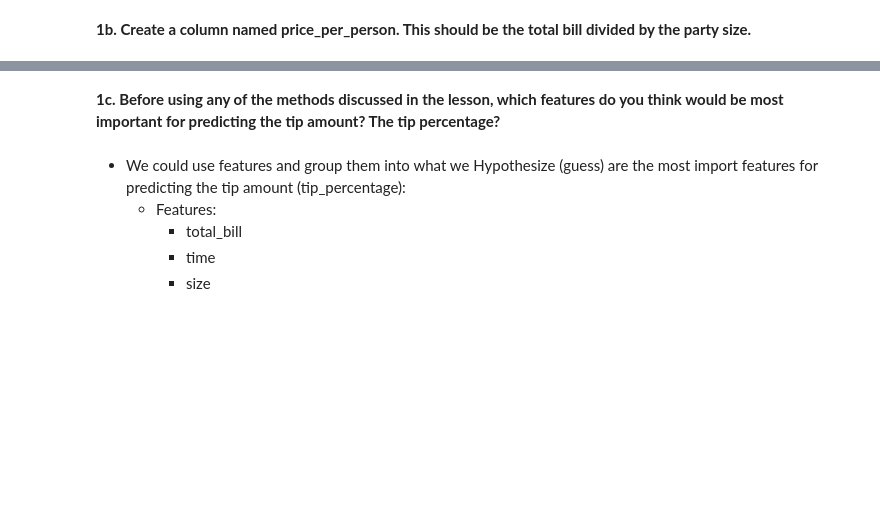
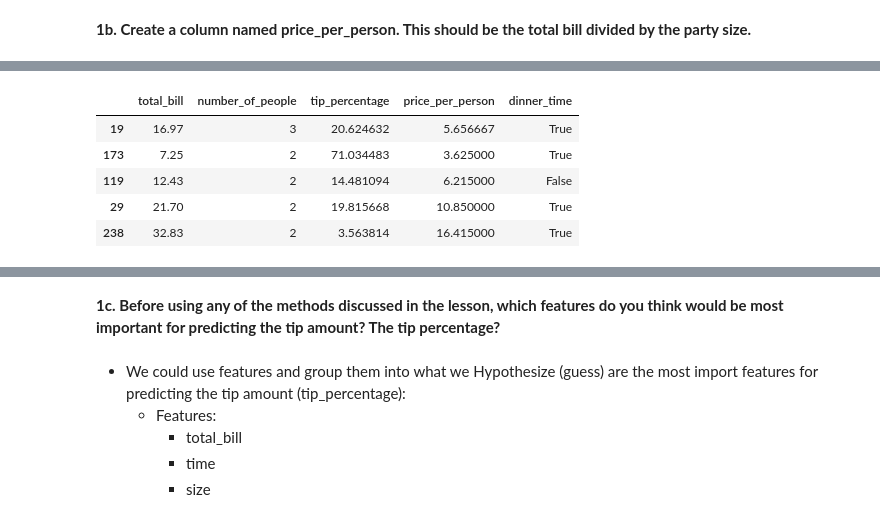
Before and after one commit to katherinesalazar/regression-exercises, a Jupyter notebook: feature_engineering.ipynb, the cells around one changed output, grey strips where cells are left out. Drawn from its saved outputs; the diff is of its cells as text; code cells hidden in the pictures; blank space fills up the shorter version.

Commit message:
completed feature_engineering exercises

```diff
--- a/feature_engineering.ipynb
+++ b/feature_engineering.ipynb
@@ -140,2 +162,30 @@ Data columns (total 9 columns):
 dtypes: float64(4), int64(1), object(4)
 memory usage: 19.1+ KB
+# %%
+# For this specific exercise, we're only focusing on the numeric features
+df["dinner_time"] = df.time == "Dinner"
+df = df[["total_bill", "tip", "number_of_people", "tip_percentage", "price_per_person", "dinner_time"]]
+# %%
+# Split the data
+train, validate, test = split(df)
+# %%
+# X and y splits
+target = "tip"
+
+X_train = train.drop(columns=[target])
+y_train = train[target]
+
+X_validate = validate.drop(columns=[target])
+y_validate = validate[target]
+
+X_test = test.drop(columns=[target])
+y_test = test[target]
+# %%
+X_train.head()
+# %% [output]
+|  | total_bill | number_of_people | tip_percentage | price_per_person | dinner_time |
+| 19 | 16.97 | 3 | 20.624632 | 5.656667 | True |
+| 173 | 7.25 | 2 | 71.034483 | 3.625000 | True |
+| 119 | 12.43 | 2 | 14.481094 | 6.215000 | False |
+| 29 | 21.70 | 2 | 19.815668 | 10.850000 | True |
+| 238 | 32.83 | 2 | 3.563814 | 16.415000 | True |
```
Also changed, not shown: parts of 31 cells of this notebook.
